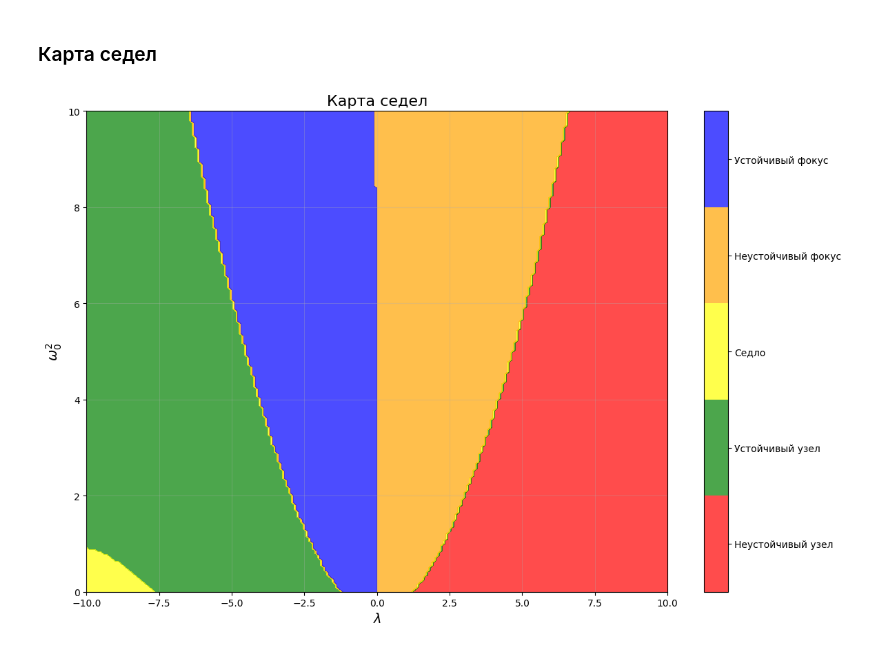
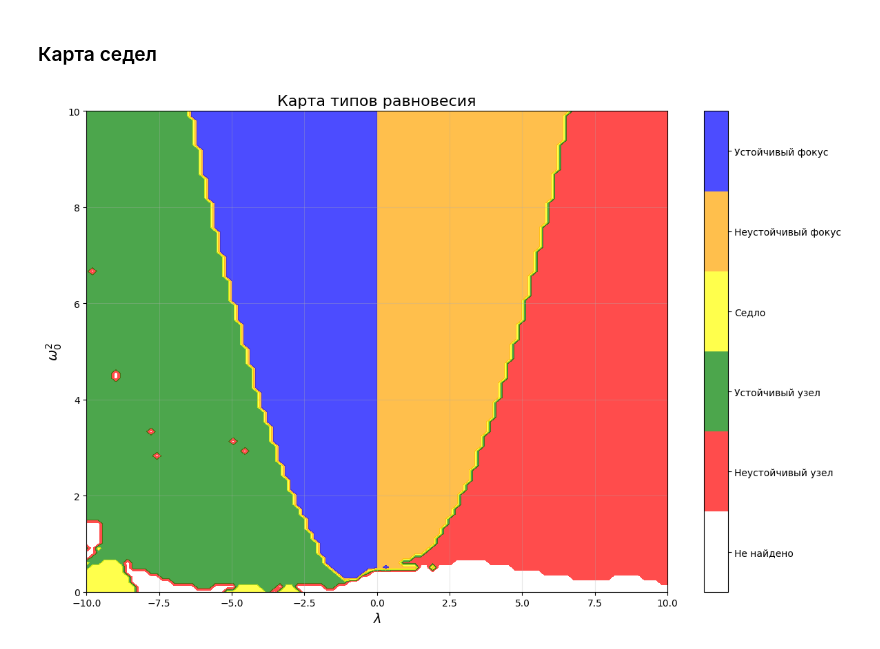
Before and after one commit to FFG99/neuromap_sync, a Jupyter notebook: experiments/single_vdp_nm_1/analysis.ipynb, the cells around one changed output. Saved outputs shown, nothing was run; the diff lists cells and outputs as text; code cells hidden in the pictures.

Commit message:
fix map of equilibrium

```diff
--- a/experiments/single_vdp_nm_1/analysis.ipynb
+++ b/experiments/single_vdp_nm_1/analysis.ipynb
@@ -65,80 +67,91 @@ plot_compare_heatmaps(x, y, Z_ode, Z_nm, x_label=r'$\lambda$', y_label=r'$\omega
 import numpy as np
 import matplotlib.pyplot as plt
 
+
 def classify_multipliers(multipliers):
     mu1, mu2 = multipliers
-
     is_complex = np.iscomplex(mu1) or np.iscomplex(mu2)
 
     if is_complex:
         magnitude = np.abs(mu1)
         if magnitude < 1:
-            return 5
+            return 5  # Устойчивый фокус
         else:
-            return 4
+            return 4  # Неустойчивый фокус
     else:
         mu1_real, mu2_real = np.real(mu1), np.real(mu2)
         if abs(mu1_real) < 1 and abs(mu2_real) < 1:
-            return 2
+            return 2  # Устойчивый узел
         elif abs(mu1_real) > 1 and abs(mu2_real) > 1:
-            return 1
+            return 1  # Неустойчивый узел
         else:
-            return 3
+            return 3  # Седло
 
-def create_equilibrium_map_nn(model, lambda_vals, w0_sq_vals):
+
+def create_equilibrium_map_nn(model, lambda_vals, w0_sq_vals, bounds=[(-3, 3), (-3, 3)]):
     n_lambda = len(lambda_vals)
     n_w0 = len(w0_sq_vals)
-
     equilibrium_type = np.zeros((n_w0, n_lambda))
 
     for i, lambda_val in enumerate(lambda_vals):
         for j, w0_sq_val in enumerate(w0_sq_vals):
-            p = np.array([[lambda_val, w0_sq_val]])
+            p = [lambda_val, w0_sq_val]
 
             try:
-                multipliers = model.compute_fixed_point_multipliers([0.0, 0.0], p)
+                u_star, converged, result = model.find_fixed_point(
+                    p=p,
+                    u0=np.array([0.0, 0.0]),
+                    tol=1e-6
+                )
 
+                if np.linalg.norm(result.fun) > 1e-5:
+                    equilibrium_type[j, i] = 0
+                    continue
+
+                multipliers = model.compute_fixed_point_multipliers(u_star, p)
                 eq_type = classify_multipliers(multipliers)
                 equilibrium_type[j, i] = eq_type
 
             except Exception as e:
-                print(f"Ошибка в точке ({lambda_val}, {w0_sq_val}): {e}")
+                print(f"Ошибка в точке ({lambda_val:.2f}, {w0_sq_val:.2f}): {e}")
                 equilibrium_type[j, i] = 0
 
     return equilibrium_type
 
-def plot_equilibrium_map(lambda_vals, w0_sq_vals, equilibrium_type, title="Карта седел"):
+
+def plot_equilibrium_map(lambda_vals, w0_sq_vals, equilibrium_type, title="Карта типов равновесия"):
     type_labels = {
         1: 'Неустойчивый узел',
         2: 'Устойчивый узел',
         3: 'Седло',
         4: 'Неустойчивый фокус',
         5: 'Устойчивый фокус'
     }
-
-    colors = ['red', 'green', 'yellow', 'orange', 'blue']
+    colors = ['white', 'red', 'green', 'yellow', 'orange', 'blue']
 
     plt.figure(figsize=(12, 8))
-    contour = plt.contourf(lambda_vals, w0_sq_vals, equilibrium_type,
-                          levels=[0.5, 1.5, 2.5, 3.5, 4.5, 5.5],
-                          colors=colors,
-                          alpha=0.7)
+    contour = plt.contourf(
+        lambda_vals, w0_sq_vals, equilibrium_type,
+        levels=[-0.5, 0.5, 1.5, 2.5, 3.5, 4.5, 5.5],
+        colors=colors,
+        alpha=0.7
+    )
 
-    cbar = plt.colorbar(contour, ticks=[1, 2, 3, 4, 5])
-    cbar.ax.set_yticklabels([type_labels[i] for i in [1, 2, 3, 4, 5]])
+    cbar = plt.colorbar(contour, ticks=[0, 1, 2, 3, 4, 5])
+    cbar.ax.set_yticklabels(['Не найдено'] + [type_labels[i] for i in [1, 2, 3, 4, 5]])
 
     plt.xlabel(r'$\lambda$', fontsize=14)
     plt.ylabel(r'$\omega_0^2$', fontsize=14)
     plt.title(title, fontsize=16)
     plt.grid(True, alpha=0.3)
-
     plt.tight_layout()
     plt.show()
 
-lambda_vals = np.linspace(-10, 10, 200)
-w0_sq_vals = np.linspace(0, 10, 200)
+
+lambda_vals = np.linspace(-10, 10, 100)
+w0_sq_vals = np.linspace(0, 10, 100)
 
 equilibrium_type_nn = create_equilibrium_map_nn(model, lambda_vals, w0_sq_vals)
 plot_equilibrium_map(lambda_vals, w0_sq_vals, equilibrium_type_nn)
 # %% [output]
-[figure, old version]
+[figure, new version]
```
Also changed, not shown: parts of 1 cell of this notebook, 2 other files.
